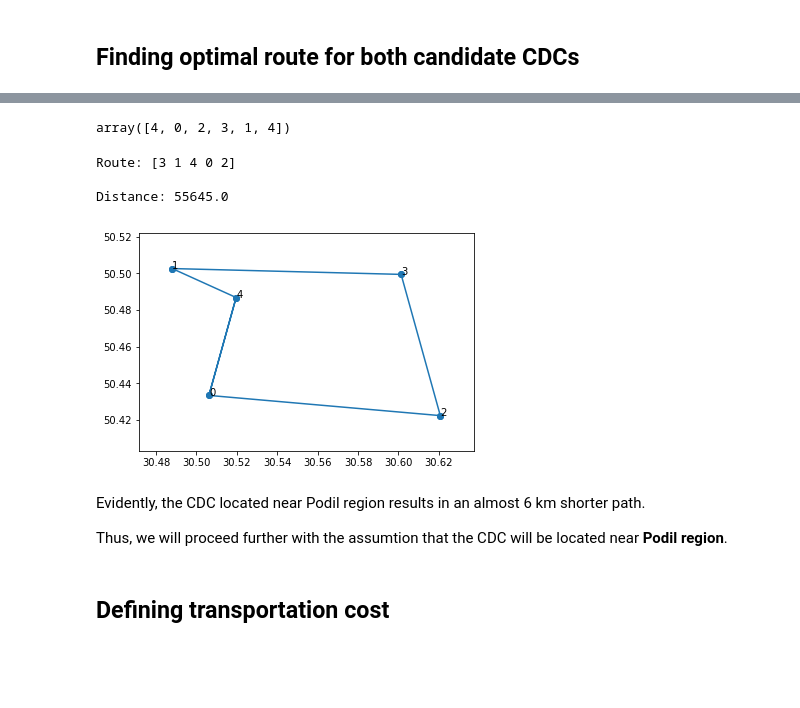
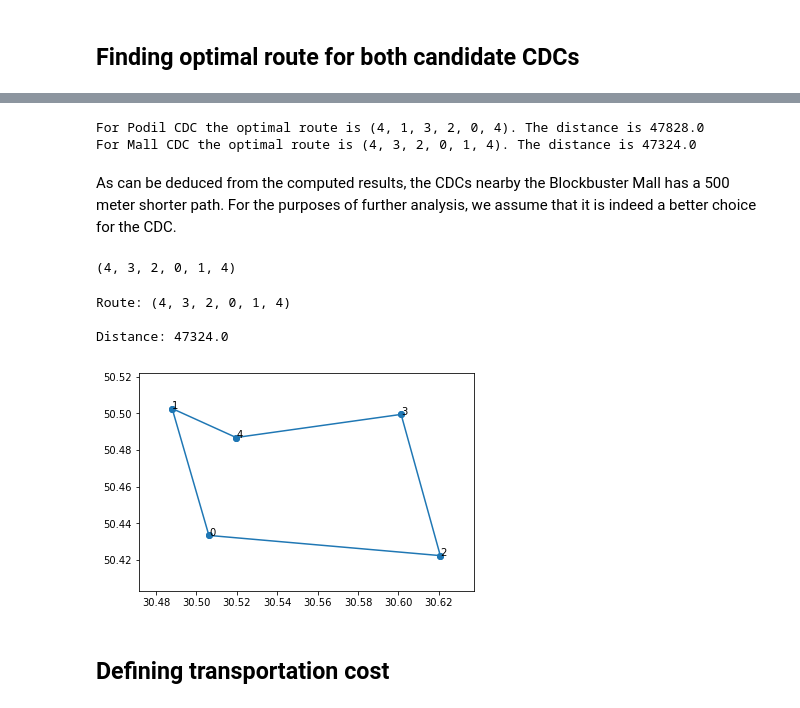
Before and after one commit to okhrimchuk/research, a Jupyter notebook: 2EVRP.ipynb, the cells around one changed output, grey strips where cells are left out. Cells and saved outputs as stored; diff of their text form; code cells hidden in the pictures; blank space fills up the shorter version.

```diff
--- a/2EVRP.ipynb
+++ b/2EVRP.ipynb
@@ -1172,12 +1110,0 @@ array([4, 0, 2, 3, 1, 4])
-# %%
-new_cities_order = np.concatenate((np.array([podil_sat_coords[full_route[i]] for i in range(len(full_route))]),np.array([podil_sat_coords[0]])))
-# Plot the cities.
-fig, ax = plt.subplots()
-ax.scatter(positions[:,1],positions[:,0])
-for i in range(len((podil_sat_coords))):
-    ax.annotate(i, (positions[i][1], positions[i][0]))
-# Plot the path.
-ax.plot(new_cities_order[:,1], new_cities_order[:,0])
-# plt.show()
-# Print the route as row numbers and the total distance travelled by the path.
-print("Route: " + str(best_state) + "\n\nDistance: " + str(best_fitness))
@@ -1238,0 +1111,5 @@ start_node = 4
+# %%
+from itertools import permutations
+l = list(permutations(range(0, 4)))
+routes = [(4, *l[i], 4) for i in range(len(l))]
+routes
@@ -1239,33 +1136,55 @@ start_node = 4
+# %%
+# Initializing total distances to arbitrarily large numbers to find min via comparison
+podil_total_dist = 1e9
+mall_total_dist = 1e9
+podil_route = ""
+mall_route = ""
+for route in routes:
+    podil_dist = 0
+    mall_dist = 0
+    for i in range(len(route) - 1):
+        podil_dist += podil_driving[route[i], route[i + 1]]
+        mall_dist += mall_driving[route[i], route[i + 1]]
+    if podil_dist < podil_total_dist:
+        podil_total_dist = podil_dist
+        podil_route = route
+    if mall_dist < mall_total_dist:
+        mall_total_dist = mall_dist
+        mall_route = route
+# %%
+print(f"For Podil CDC the optimal route is {podil_route}. The distance is {podil_total_dist}")
+print(f"For Mall CDC the optimal route is {mall_route}. The distance is {mall_total_dist}")
+# %% [output]
+For Podil CDC the optimal route is (4, 1, 3, 2, 0, 4). The distance is 47828.0
+For Mall CDC the optimal route is (4, 3, 2, 0, 1, 4). The distance is 47324.0
+# %% [markdown]
+As can be deduced from the computed results, the CDCs nearby the Blockbuster Mall has a 500 meter shorter path. For the purposes of further analysis, we assume that it is indeed a better choice for the CDC.
 # %%
 positions = np.concatenate((np.array(mall_sat_coords), np.array(mall_sat_coords)))
 distances = np.concatenate((np.array(mall_driving), np.array(mall_driving)))
 N = 5
-# %%
-full_route = np.append(np.append(best_state[np.where(best_state == starting_node)[0][0]:], best_state[:np.where(best_state == starting_node)[0][0]]), start_node)
-full_route
-# %% [output]
-array([4, 0, 2, 3, 1, 4])
+# %%
+full_route = mall_route
+full_route
+# %% [output]
+(4, 3, 2, 0, 1, 4)
 # %%
-new_cities_order = np.concatenate((np.array([mall_sat_coords[full_route[i]] for i in range(len(full_route))]),np.array([mall_sat_coords[0]])))
+new_cities_order = (np.array([mall_sat_coords[full_route[i]] for i in range(len(full_route))]))
 # Plot the cities.
 fig, ax = plt.subplots()
 ax.scatter(positions[:,1],positions[:,0])
 for i in range(len((mall_sat_coords))):
     ax.annotate(i, (positions[i][1], positions[i][0]))
 # Plot the path.
 ax.plot(new_cities_order[:,1], new_cities_order[:,0])
 # plt.show()
 # Print the route as row numbers and the total distance travelled by the path.
-print("Route: " + str(best_state) + "\n\nDistance: " + str(best_fitness))
+print("Route: " + str(full_route) + "\n\nDistance: " + str(mall_total_dist))
 # %% [output]
-Route: [3 1 4 0 2]
+Route: (4, 3, 2, 0, 1, 4)
 
-Distance: 55645.0
+Distance: 47324.0
-[figure, old version]
+[figure, new version]
-# %% [markdown]
-Evidently, the CDC located near Podil region results in an almost 6 km shorter path.
-
-Thus, we will proceed further with the assumtion that the CDC will be located near **Podil region**.
 # %% [markdown]
 <a name='cost'></a>
 ## Defining transportation cost
```
Also changed, not shown: parts of 32 cells of this notebook.
